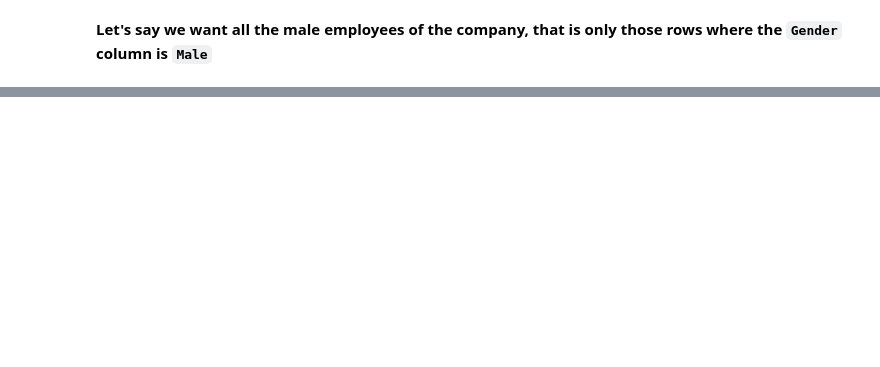
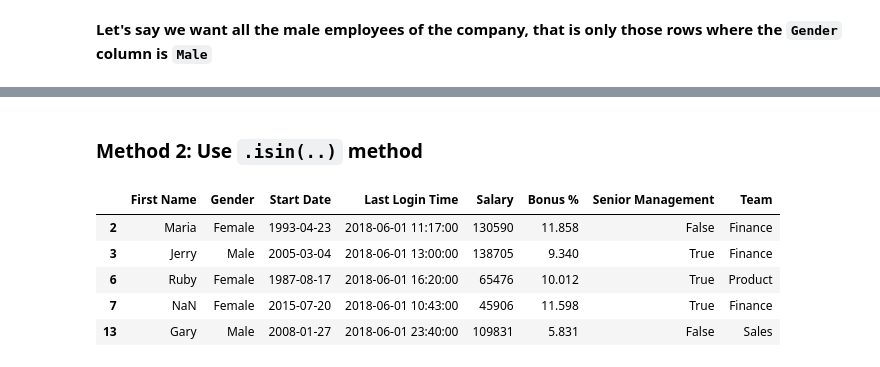
Before and after one commit to pratikgujral/learn-data-analysis, a Jupyter notebook: DataFrame.ipynb, the cells around one changed output, grey strips where cells are left out. Cells and saved outputs as stored; diff of their text form; code cells hidden in the pictures; blank space fills up the shorter version.

```diff
--- a/DataFrame.ipynb
+++ b/DataFrame.ipynb
@@ -676,0 +761,12 @@ KeyError: '[True True False True True False True nan True True True True True Fa
+# %% [markdown]
+### Method 2: Use `.isin(..)` method
+# %%
+mask = df['Team'].isin(['Finance', 'Sales', 'Product'])
+df[mask].head(5)
+# %% [output]
+|  | First Name | Gender | Start Date | Last Login Time | Salary | Bonus % | Senior Management | Team |
+| 2 | Maria | Female | 1993-04-23 | 2018-06-01 11:17:00 | 130590 | 11.858 | False | Finance |
+| 3 | Jerry | Male | 2005-03-04 | 2018-06-01 13:00:00 | 138705 | 9.340 | True | Finance |
+| 6 | Ruby | Female | 1987-08-17 | 2018-06-01 16:20:00 | 65476 | 10.012 | True | Product |
+| 7 | NaN | Female | 2015-07-20 | 2018-06-01 10:43:00 | 45906 | 11.598 | True | Finance |
+| 13 | Gary | Male | 2008-01-27 | 2018-06-01 23:40:00 | 109831 | 5.831 | False | Sales |
```
Also changed, not shown: parts of 19 cells of this notebook.
